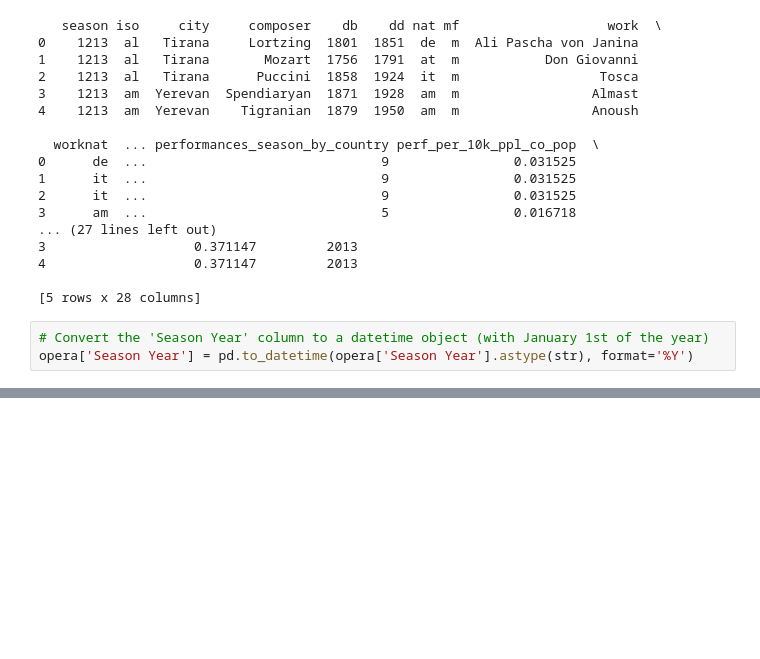
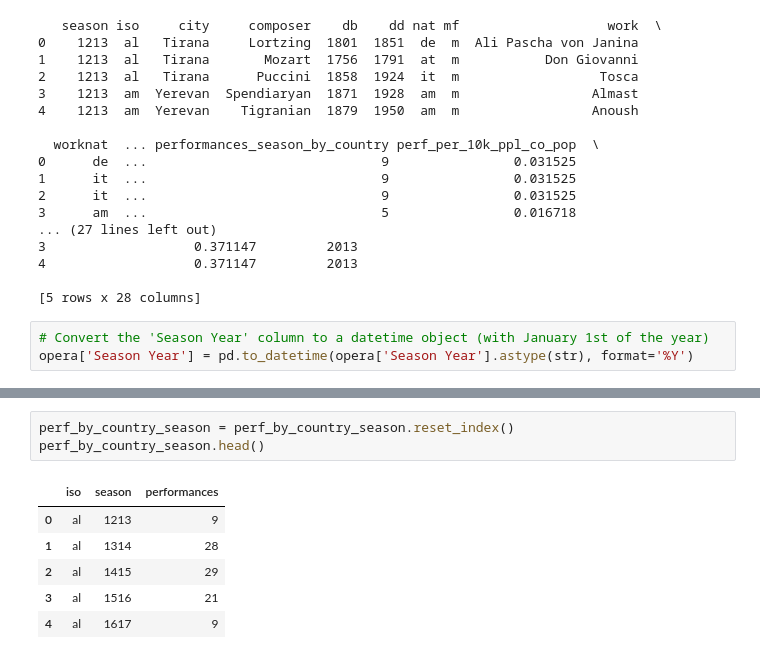
Before and after one commit to AngeliqueAlex/New_Opera_Company_Capstone, a Jupyter notebook: 03_EDA_New_Opera_Business .ipynb, the cells around one changed output, grey strips where cells are left out. Saved outputs shown, nothing was run; the diff lists cells and outputs as text; blank space fills up the shorter version.

```diff
--- a/03_EDA_New_Opera_Business .ipynb
+++ b/03_EDA_New_Opera_Business .ipynb
@@ -424,0 +480,10 @@ opera['Season Year'] = pd.to_datetime(opera['Season Year'].astype(str), format='
+# %%
+perf_by_country_season = perf_by_country_season.reset_index()
+perf_by_country_season.head()
+# %% [output]
+|  | iso | season | performances |
+| 0 | al | 1213 | 9 |
+| 1 | al | 1314 | 28 |
+| 2 | al | 1415 | 29 |
+| 3 | al | 1516 | 21 |
+| 4 | al | 1617 | 9 |
```
Also changed, not shown: parts of 12 cells of this notebook, 7 other files.
